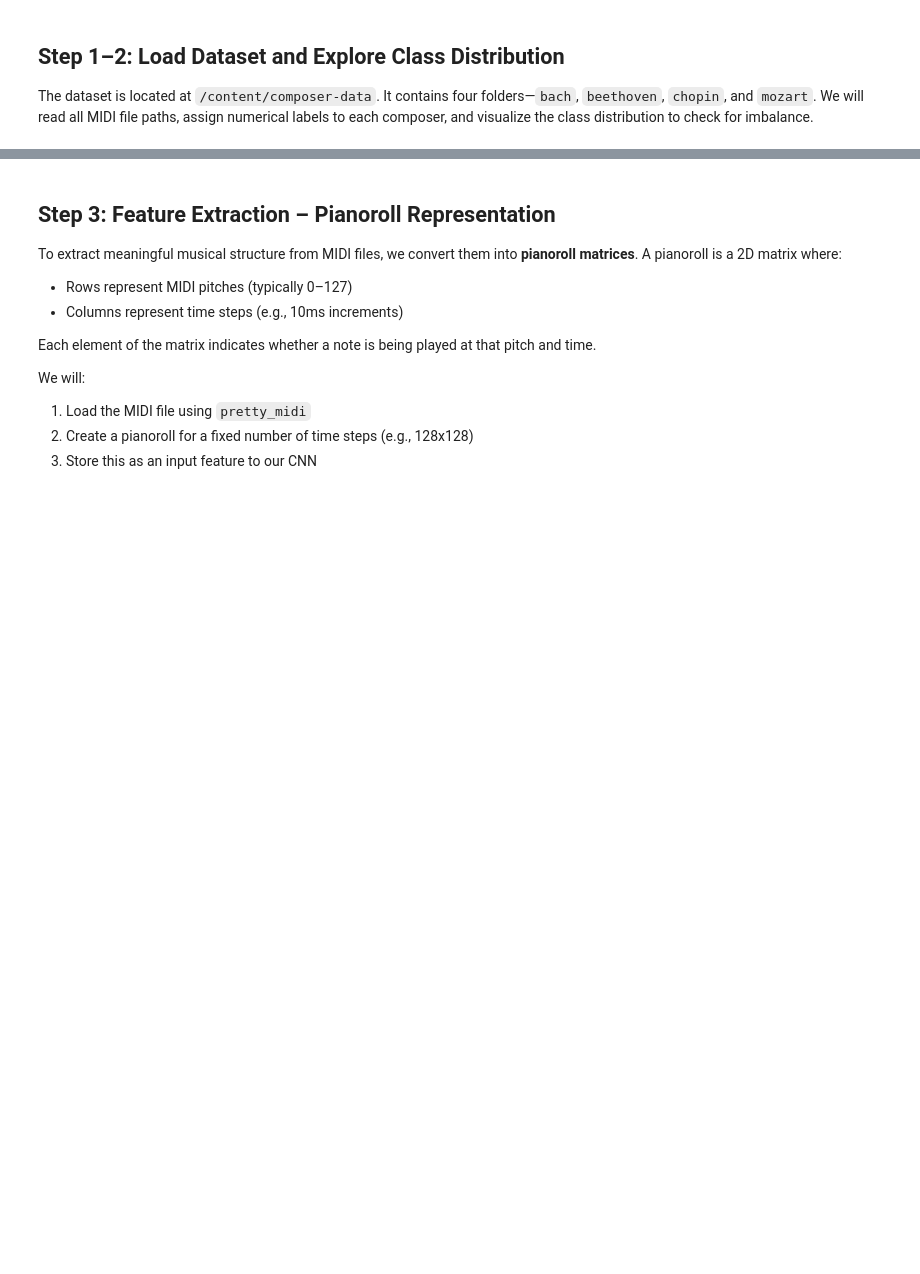
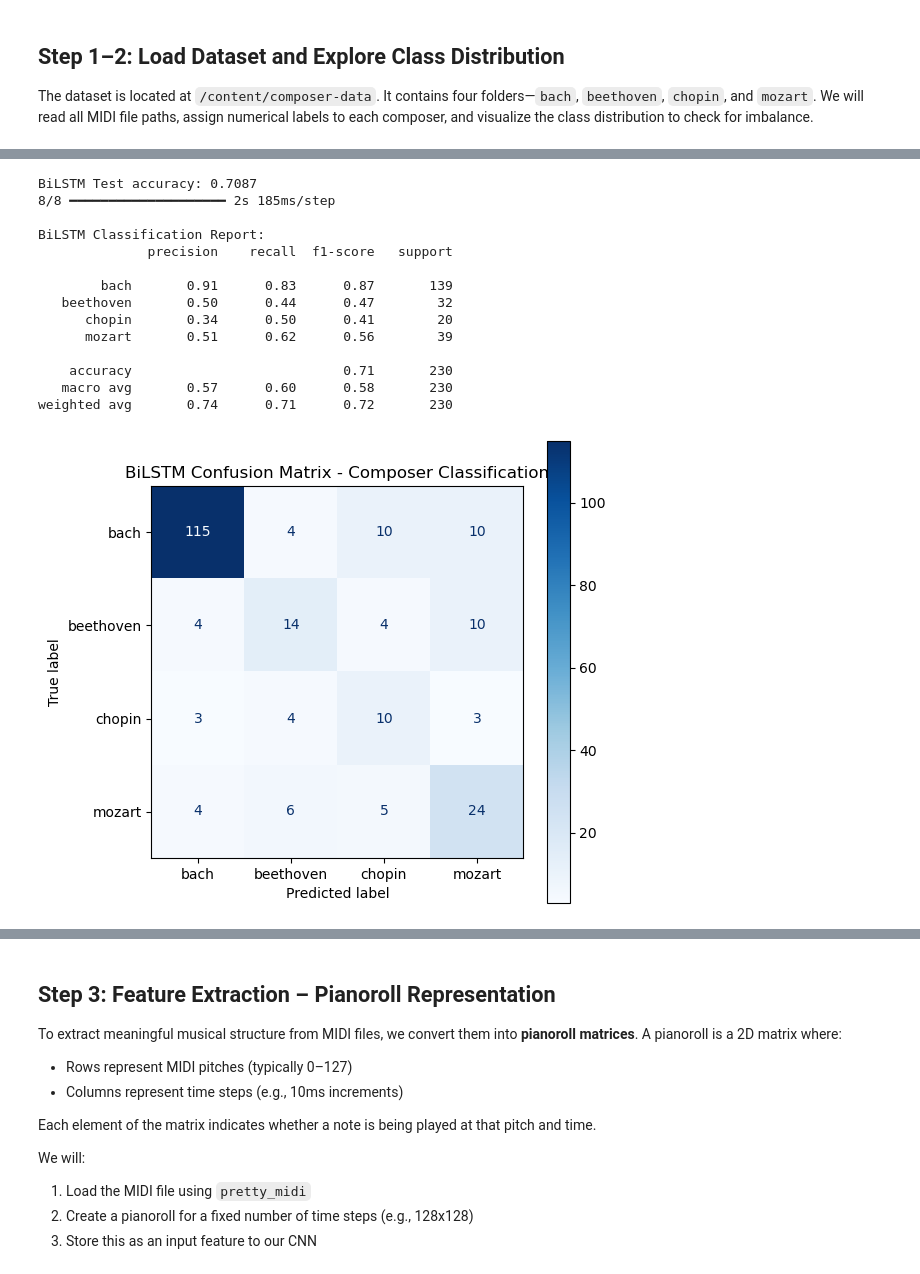
Before and after one commit to apadin-repo/AAI-511-04-Group-3, a Jupyter notebook: Christopher-AAI-511-Final-Project-2.ipynb, the cells around one changed output, grey strips where cells are left out. Cells and saved outputs as stored; diff of their text form; code cells hidden in the pictures; blank space fills up the shorter version.

```diff
--- a/Christopher-AAI-511-Final-Project-2.ipynb
+++ b/Christopher-AAI-511-Final-Project-2.ipynb
@@ -49,0 +407,45 @@ df.head()
+# %%
+# Evaluate BiLSTM model on test dataset, make predictions
+# Evaluate on test set, display accuracy
+test_loss, test_acc = model.evaluate(X_test, y_test, verbose=0)
+print(f"\nBiLSTM Test accuracy: {test_acc:.4f}")
+
+# Predict classe probabilities with BiLSTM model using TensorFlow test dataset
+y_pred = model.predict(test_dataset)
+# Convert probabilities to class labels
+y_pred_labels = np.argmax(y_pred, axis=1)
+
+# Get True labels test_dataset, align true labels with predictions
+y_true = np.concatenate([y for x, y in test_dataset], axis=0)
+
+# Display classification report: Precision, Recall, F1-score, Support
+# Precision: predicted samples of the label, proportion that is truly of that label
+# Recall: true samples of the label, proportion the model correctly identified
+# F1-score: harmonic mean of precision and recall
+# Support: number of true instances for each label in the dataset
+print("\nBiLSTM Classification Report:")
+print(classification_report(y_true, y_pred_labels, target_names=list(composer_labels.keys())))
+
+# Calculate confusion matrix showing count of true vs predicted labels for each label class
+cm = confusion_matrix(y_true, y_pred_labels)
+disp = ConfusionMatrixDisplay(confusion_matrix=cm, display_labels=list(composer_labels.keys()))
+fig, ax = plt.subplots(figsize=(6, 6))
+disp.plot(cmap='Blues', ax=ax, values_format='d')
+plt.title("BiLSTM Confusion Matrix - Composer Classification")
+plt.show()
+# %% [output]
+BiLSTM Test accuracy: 0.7087
+8/8 ━━━━━━━━━━━━━━━━━━━━ 2s 185ms/step
+
+BiLSTM Classification Report:
+              precision    recall  f1-score   support
+
+        bach       0.91      0.83      0.87       139
+   beethoven       0.50      0.44      0.47        32
+      chopin       0.34      0.50      0.41        20
+      mozart       0.51      0.62      0.56        39
+
+    accuracy                           0.71       230
+   macro avg       0.57      0.60      0.58       230
+weighted avg       0.74      0.71      0.72       230
+[figure, added]
```
Also changed, not shown: parts of 23 cells of this notebook.
